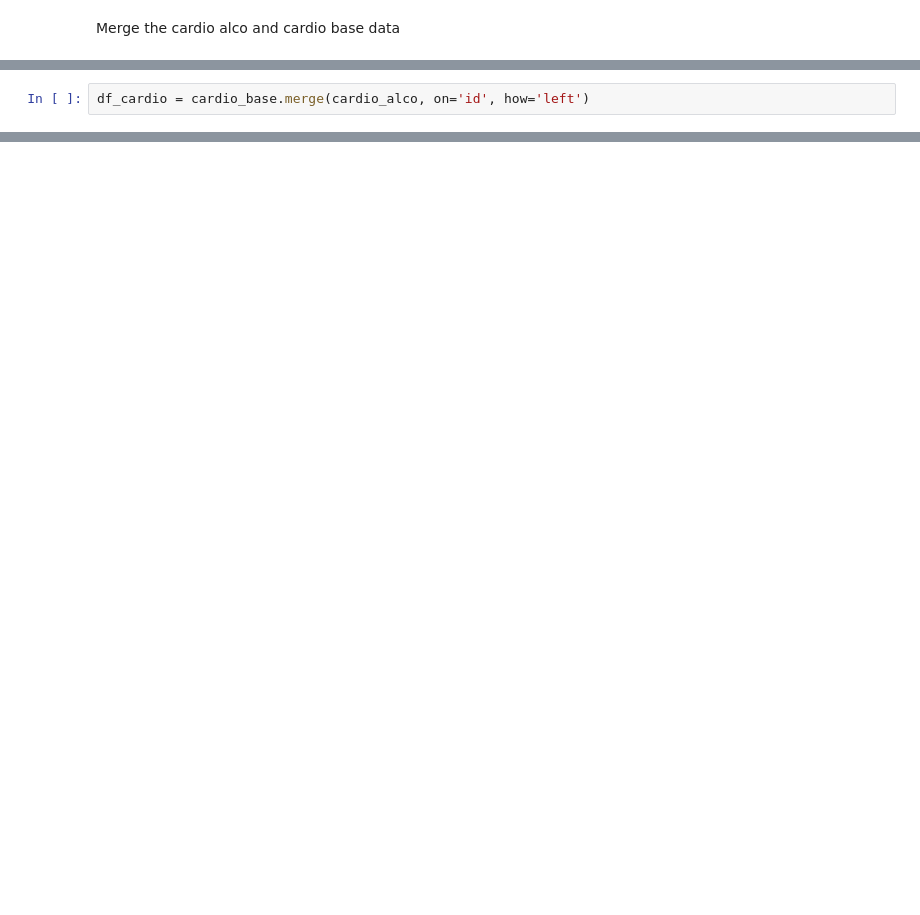
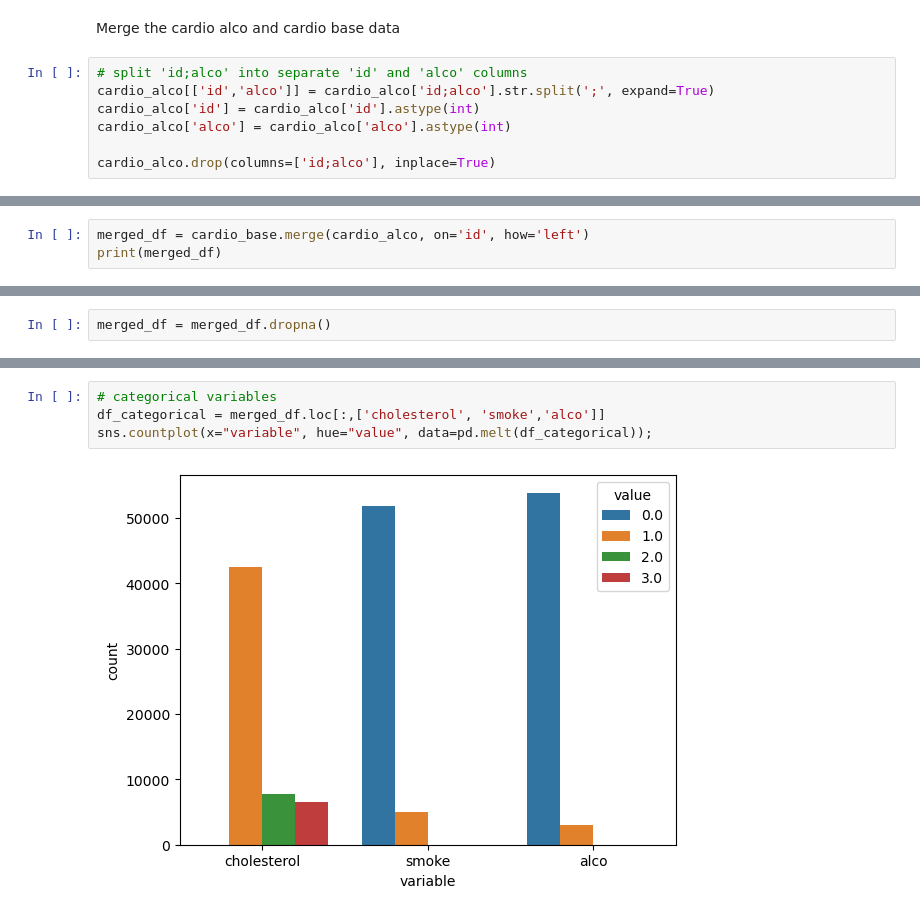
Before and after one commit to MuindeEsther/Data-Science-Projects, a Jupyter notebook: Turing tests/datavisuals.ipynb, the cells around one changed output, grey strips where cells are left out. Cells and saved outputs as stored; diff of their text form; blank space fills up the shorter version.

```diff
--- a/Turing tests/datavisuals.ipynb
+++ b/Turing tests/datavisuals.ipynb
@@ -51,2 +74,9 @@ covid_data.head()
 # %% [markdown]
 Merge the cardio alco and cardio base data
+# %%
+# split 'id;alco' into separate 'id' and 'alco' columns
+cardio_alco[['id','alco']] = cardio_alco['id;alco'].str.split(';', expand=True)
+cardio_alco['id'] = cardio_alco['id'].astype(int)
+cardio_alco['alco'] = cardio_alco['alco'].astype(int)
+
+cardio_alco.drop(columns=['id;alco'], inplace=True)
@@ -53,3 +107,4 @@ Merge the cardio alco and cardio base data
 # %%
-df_cardio = cardio_base.merge(cardio_alco, on='id', how='left')
+merged_df = cardio_base.merge(cardio_alco, on='id', how='left')
+print(merged_df)
 # %% [output]
@@ -56,0 +167,2 @@ KeyError: 'id'
+# %%
+merged_df = merged_df.dropna()
@@ -56,0 +197,6 @@ KeyError: 'id'
+# %%
+# categorical variables
+df_categorical = merged_df.loc[:,['cholesterol', 'smoke','alco']]
+sns.countplot(x="variable", hue="value", data=pd.melt(df_categorical));
+# %% [output]
+[figure, added]
```
Also changed, not shown: parts of 18 cells of this notebook.
